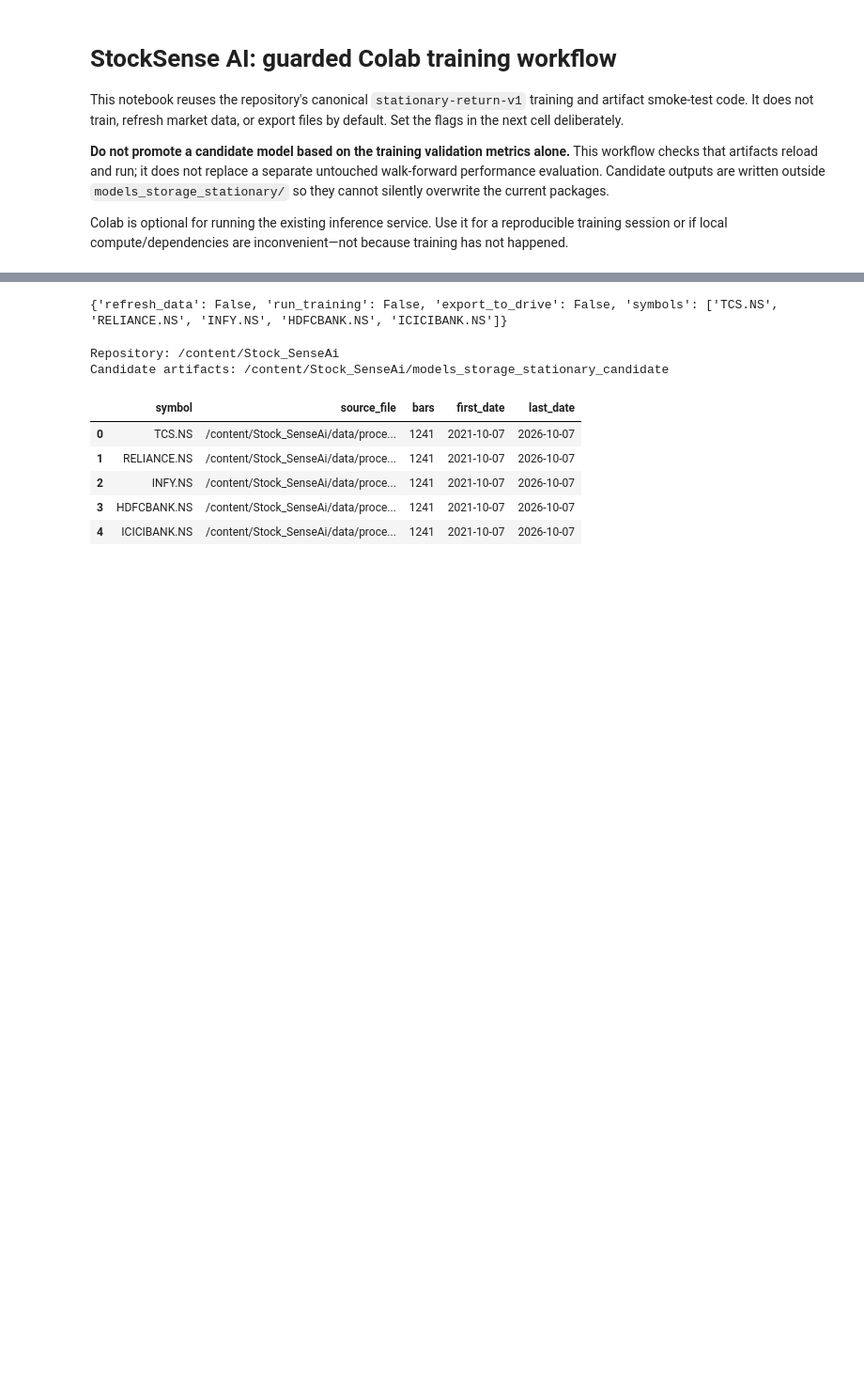
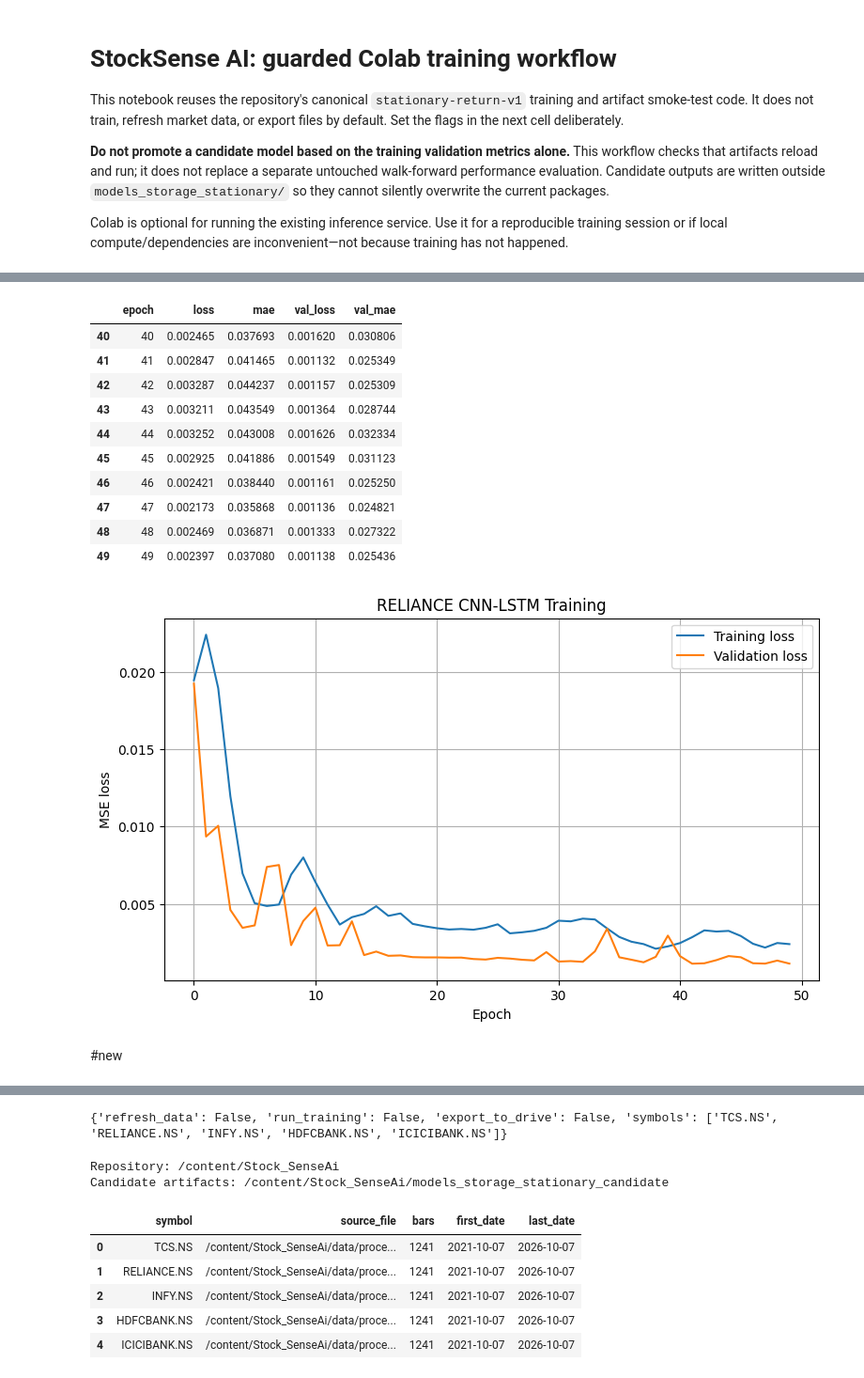
Before and after one commit to manojsai7/Stock_SenseAi, a Jupyter notebook: notebooks/StockSense_Colab_Workflow.ipynb, the cells around one changed output, grey strips where cells are left out. Shown at 94% size. Drawn from its saved outputs; the diff is of its cells as text; code cells hidden in the pictures; blank space fills up the shorter version.

```diff
--- a/notebooks/StockSense_Colab_Workflow.ipynb
+++ b/notebooks/StockSense_Colab_Workflow.ipynb
@@ -10,0 +400,29 @@ Colab is optional for running the existing inference service. Use it for a repro
+# %%
+hist = pd.read_csv(history_path)
+
+display(hist.tail(10))
+
+plt.figure(figsize=(9, 5))
+plt.plot(hist["epoch"], hist["loss"], label="Training loss")
+plt.plot(hist["epoch"], hist["val_loss"], label="Validation loss")
+plt.xlabel("Epoch")
+plt.ylabel("MSE loss")
+plt.title("RELIANCE CNN-LSTM Training")
+plt.legend()
+plt.grid(True)
+plt.show()
+# %% [output]
+|  | epoch | loss | mae | val_loss | val_mae |
+| 40 | 40 | 0.002465 | 0.037693 | 0.001620 | 0.030806 |
+| 41 | 41 | 0.002847 | 0.041465 | 0.001132 | 0.025349 |
+| 42 | 42 | 0.003287 | 0.044237 | 0.001157 | 0.025309 |
+| 43 | 43 | 0.003211 | 0.043549 | 0.001364 | 0.028744 |
+| 44 | 44 | 0.003252 | 0.043008 | 0.001626 | 0.032334 |
+| 45 | 45 | 0.002925 | 0.041886 | 0.001549 | 0.031123 |
+| 46 | 46 | 0.002421 | 0.038440 | 0.001161 | 0.025250 |
+| 47 | 47 | 0.002173 | 0.035868 | 0.001136 | 0.024821 |
+| 48 | 48 | 0.002469 | 0.036871 | 0.001333 | 0.027322 |
+| 49 | 49 | 0.002397 | 0.037080 | 0.001138 | 0.025436 |
+[figure, added]
+# %% [markdown]
+#new
```
Also changed, not shown: parts of 57 cells of this notebook.
